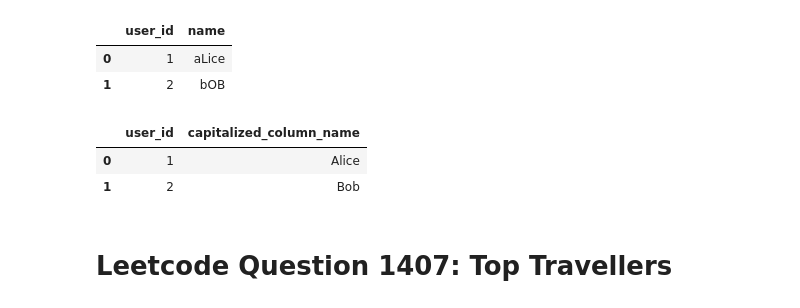
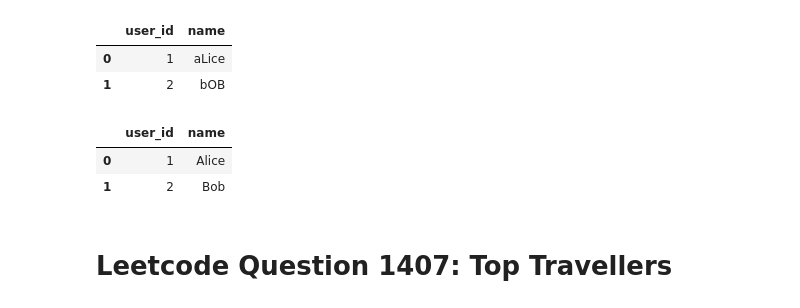
Before and after one commit to DanialArab/SQL, a Jupyter notebook: Leetcode_Database_Questions.ipynb, the cells around one changed output. Saved outputs shown, nothing was run; the diff lists cells and outputs as text; code cells hidden in the pictures.

```diff
--- a/Leetcode_Database_Questions.ipynb
+++ b/Leetcode_Database_Questions.ipynb
@@ -2509,12 +2509,13 @@ FROM Users
 # %%
 pd.read_sql("""
 SELECT
     user_id,
-    CONCAT(UPPER(LEFT(name, 1)), LOWER(RIGHT(name, LENGTH(name)-1))) AS capitalized_column_name
+    CONCAT(UPPER(LEFT(name, 1)), LOWER(RIGHT(name, LENGTH(name)-1))) AS name
 FROM Users
+ORDER BY user_id
 """, con)
 # %% [output]
-|  | user_id | capitalized_column_name |
+|  | user_id | name |
 | 0 | 1 | Alice |
 | 1 | 2 | Bob |
 # %% [markdown]
```
Also changed, not shown: parts of 1 cell of this notebook.
